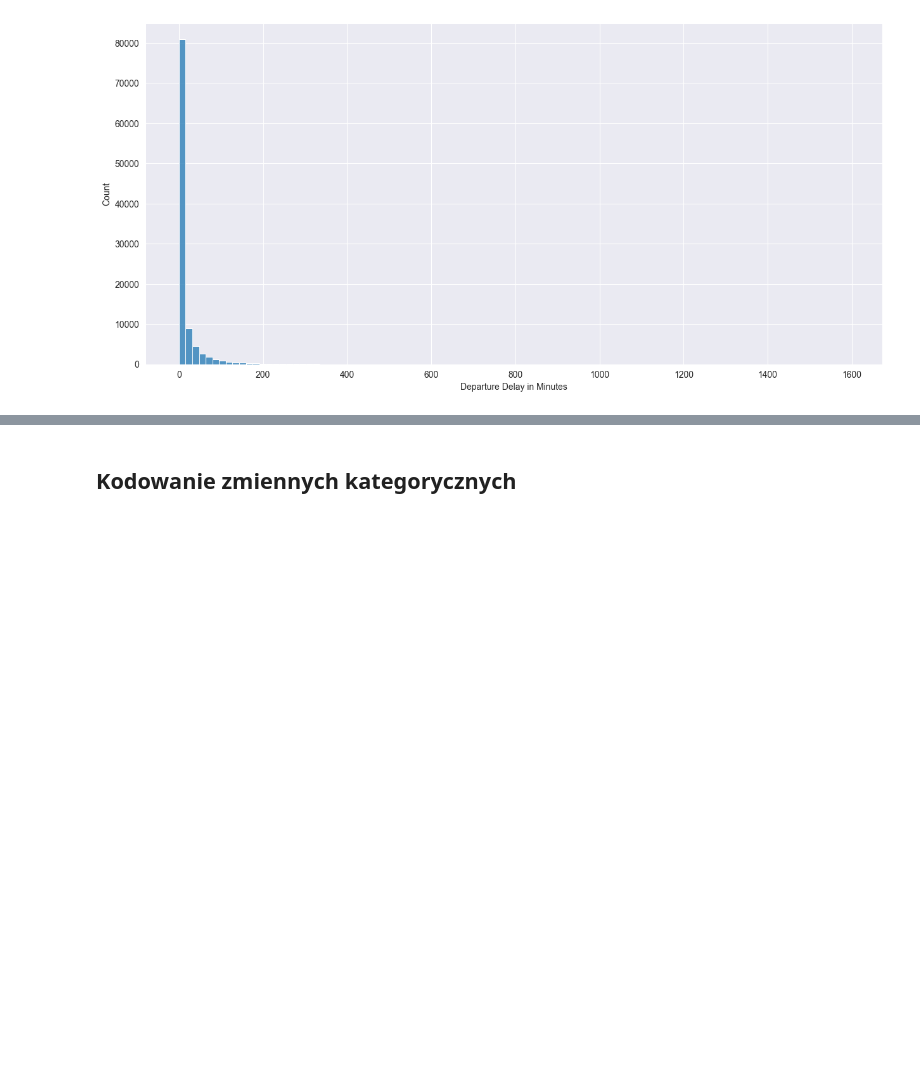
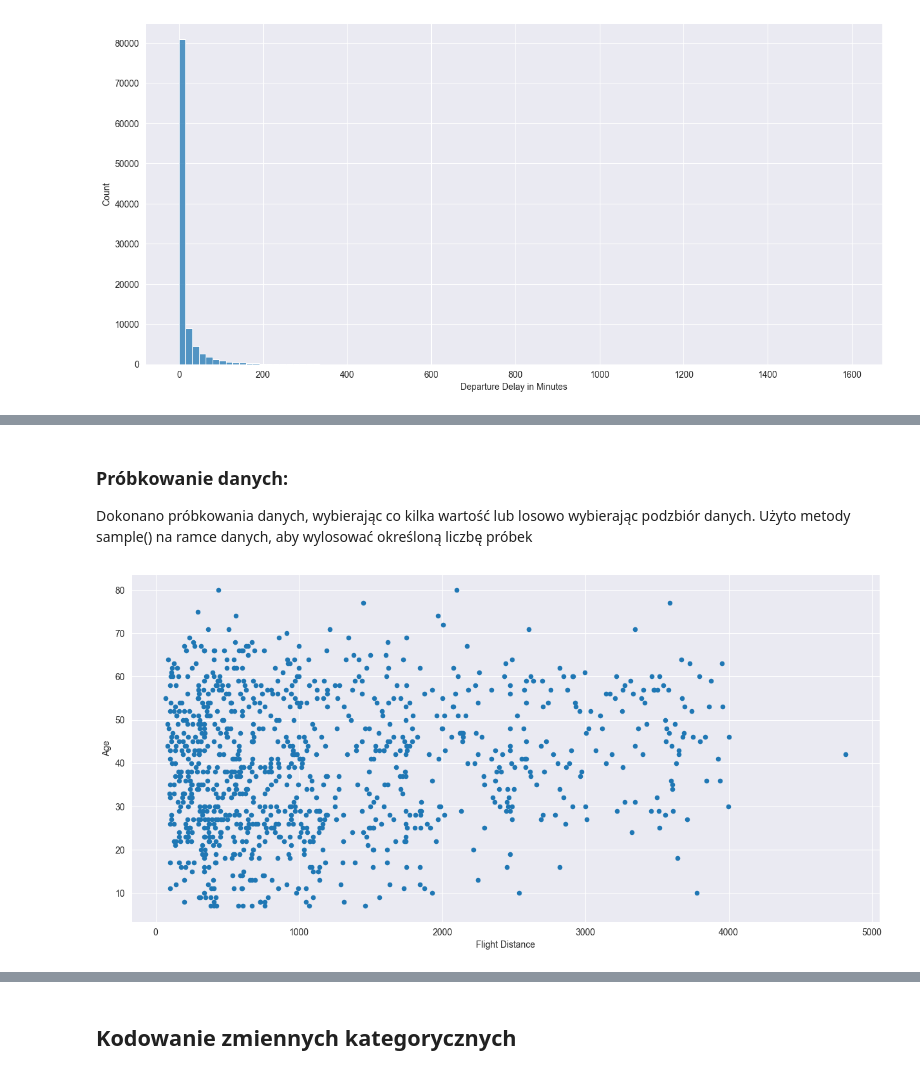
Before and after one commit to jkwiatk1/ZUM, a Jupyter notebook: database/dataPrep.ipynb, the cells around one changed output, grey strips where cells are left out. Saved outputs shown, nothing was run; the diff lists cells and outputs as text; code cells hidden in the pictures; blank space fills up the shorter version.

```diff
--- a/database/dataPrep.ipynb
+++ b/database/dataPrep.ipynb
@@ -225,0 +233,9 @@ sns.histplot(data=df, x='Departure Delay in Minutes', bins=100)
+# %% [markdown]
+### Próbkowanie danych:
+Dokonano próbkowania danych, wybierając co kilka wartość lub losowo wybierając podzbiór danych. Użyto metody sample() na ramce danych, aby wylosować określoną liczbę próbek
+# %%
+sampled_df = df1.sample(n=1000)  # Wylosuj 1000 próbek z ramki danych
+sampled_df.plot(kind='scatter', x='Flight Distance', y='Age')
+plt.show()
+# %% [output]
+[figure, added]
```
Also changed, not shown: parts of 7 cells of this notebook.
